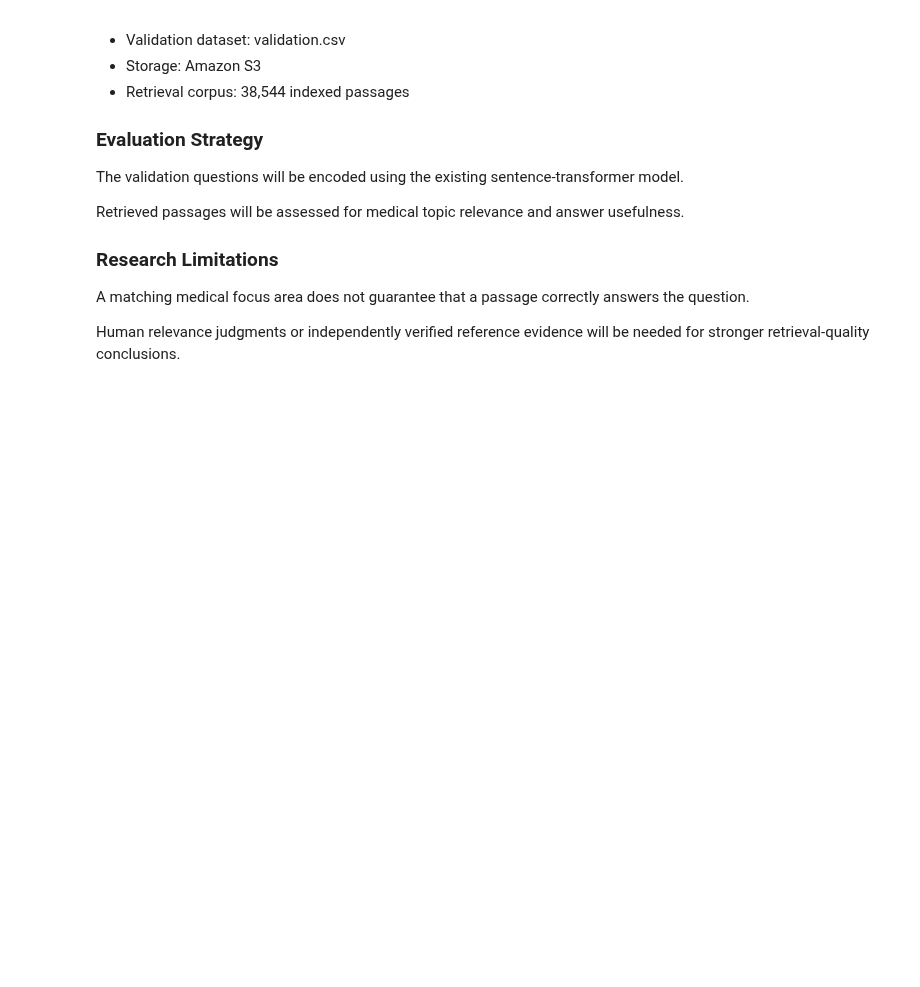
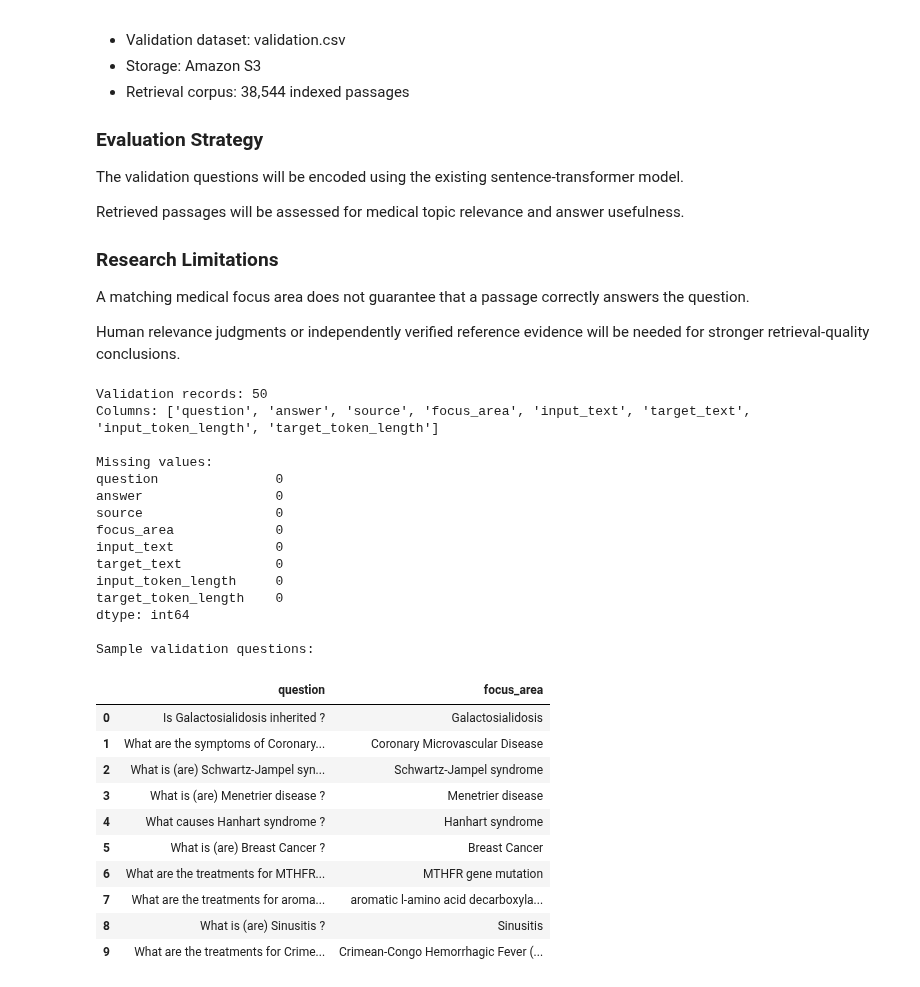
Before and after one commit to McChandra/medical_chatbot, a Jupyter notebook: notebooks/rag_retrieval_evaluation.ipynb, the cells around one changed output. Cells and saved outputs as stored; diff of their text form; code cells hidden in the pictures; blank space fills up the shorter version.

```diff
--- a/notebooks/rag_retrieval_evaluation.ipynb
+++ b/notebooks/rag_retrieval_evaluation.ipynb
@@ -289,3 +289,58 @@ a passage correctly answers the question.
 Human relevance judgments or independently verified
 reference evidence will be needed for stronger
 retrieval-quality conclusions.
+# %%
+import boto3
+import pandas as pd
+from io import BytesIO
+
+s3 = boto3.client("s3")
+
+response = s3.get_object(
+    Bucket="medquad-ai-cleaned",
+    Key="validation.csv"
+)
+
+validation_df = pd.read_csv(
+    BytesIO(response["Body"].read())
+)
+
+print("Validation records:", len(validation_df))
+print("Columns:", validation_df.columns.tolist())
+
+print("\nMissing values:")
+print(validation_df.isnull().sum())
+
+print("\nSample validation questions:")
+display(
+    validation_df[
+        ["question", "focus_area"]
+    ].head(10)
+)
+# %% [output]
+Validation records: 50
+Columns: ['question', 'answer', 'source', 'focus_area', 'input_text', 'target_text', 'input_token_length', 'target_token_length']
+
+Missing values:
+question               0
+answer                 0
+source                 0
+focus_area             0
+input_text             0
+target_text            0
+input_token_length     0
+target_token_length    0
+dtype: int64
+
+Sample validation questions:
+|  | question | focus_area |
+| 0 | Is Galactosialidosis inherited ? | Galactosialidosis |
+| 1 | What are the symptoms of Coronary... | Coronary Microvascular Disease |
+| 2 | What is (are) Schwartz-Jampel syn... | Schwartz-Jampel syndrome |
+| 3 | What is (are) Menetrier disease ? | Menetrier disease |
+| 4 | What causes Hanhart syndrome ? | Hanhart syndrome |
+| 5 | What is (are) Breast Cancer ? | Breast Cancer |
+| 6 | What are the treatments for MTHFR... | MTHFR gene mutation |
+| 7 | What are the treatments for aroma... | aromatic l-amino acid decarboxyla... |
+| 8 | What is (are) Sinusitis ? | Sinusitis |
+| 9 | What are the treatments for Crime... | Crimean-Congo Hemorrhagic Fever (... |
```
Also changed, not shown: parts of 8 cells of this notebook.
